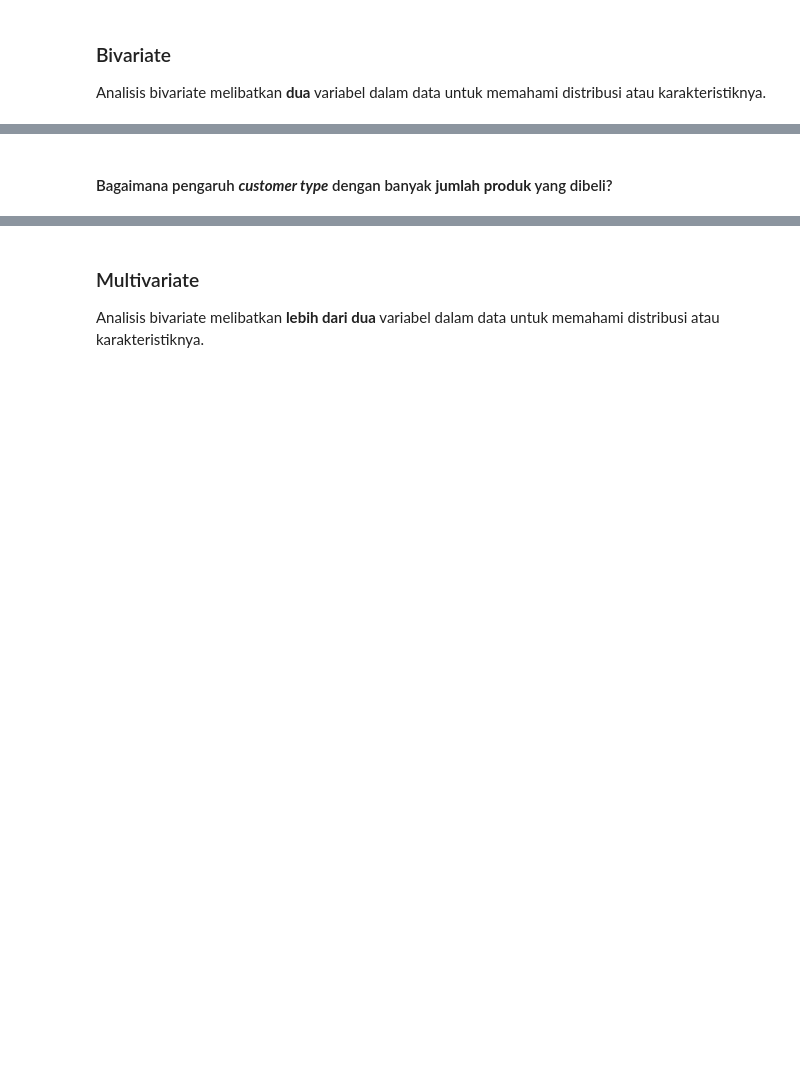
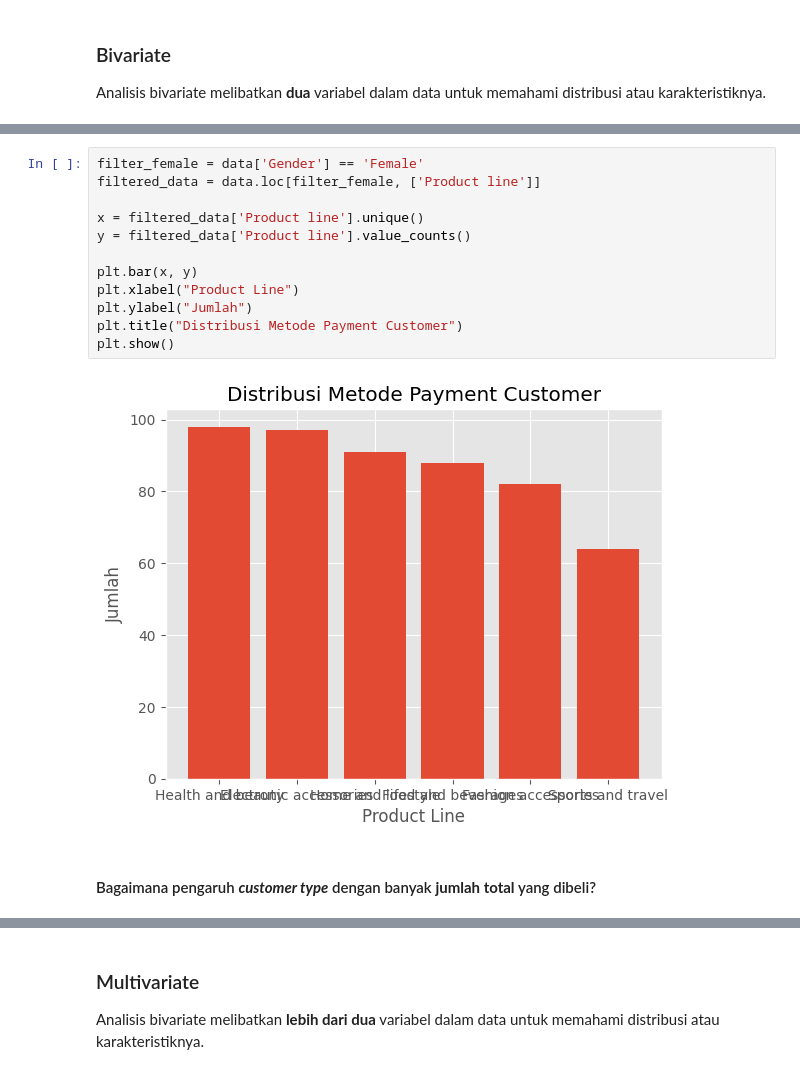
Before and after one commit to SulthanAbiyyu/mini-bootcamp-bcc-2023, a Jupyter notebook: day1.ipynb, the cells around one changed output, grey strips where cells are left out. Saved outputs shown, nothing was run; the diff lists cells and outputs as text; blank space fills up the shorter version.

```diff
--- a/day1.ipynb
+++ b/day1.ipynb
@@ -665,2 +687,16 @@ Analisis bivariate melibatkan **dua** variabel dalam data untuk memahami distrib
+# %%
+filter_female = data['Gender'] == 'Female'
+filtered_data = data.loc[filter_female, ['Product line']]
+
+x = filtered_data['Product line'].unique()
+y = filtered_data['Product line'].value_counts()
+
+plt.bar(x, y)
+plt.xlabel("Product Line")
+plt.ylabel("Jumlah")
+plt.title("Distribusi Metode Payment Customer")
+plt.show()
+# %% [output]
+[figure, added]
 # %% [markdown]
-#### Bagaimana pengaruh ***customer type*** dengan banyak **jumlah produk** yang dibeli?
+#### Bagaimana pengaruh **_customer type_** dengan banyak **jumlah total** yang dibeli?
```
Also changed, not shown: parts of 11 cells of this notebook.
